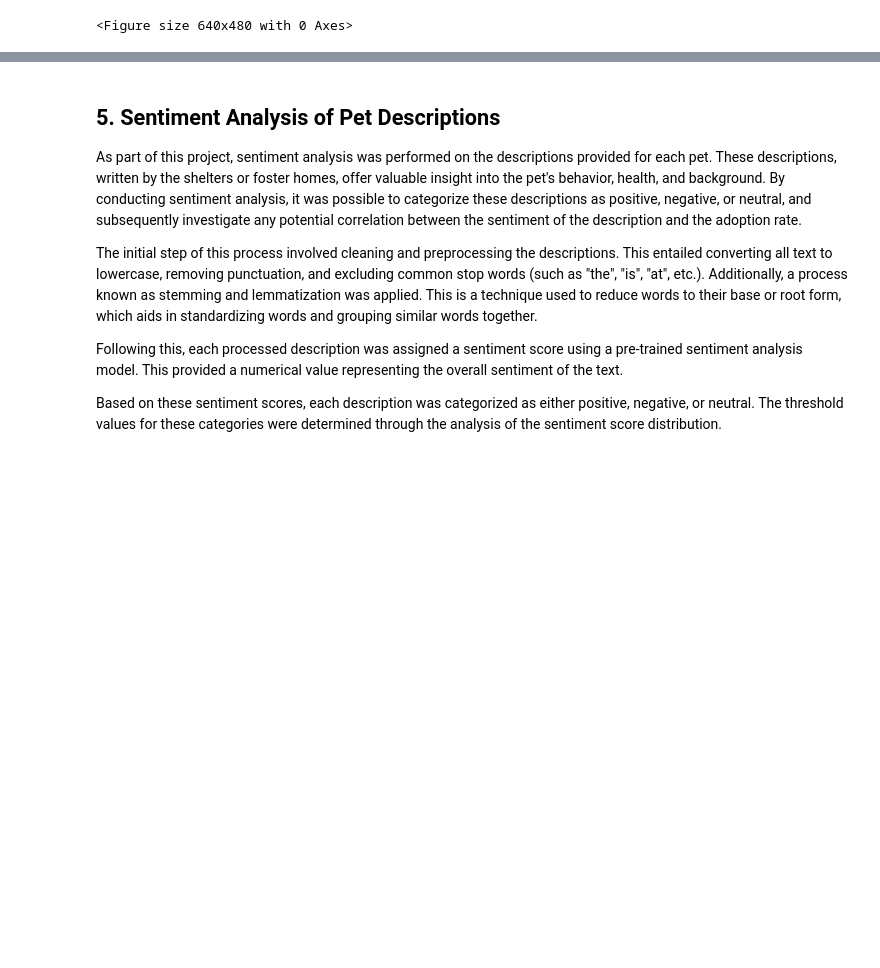
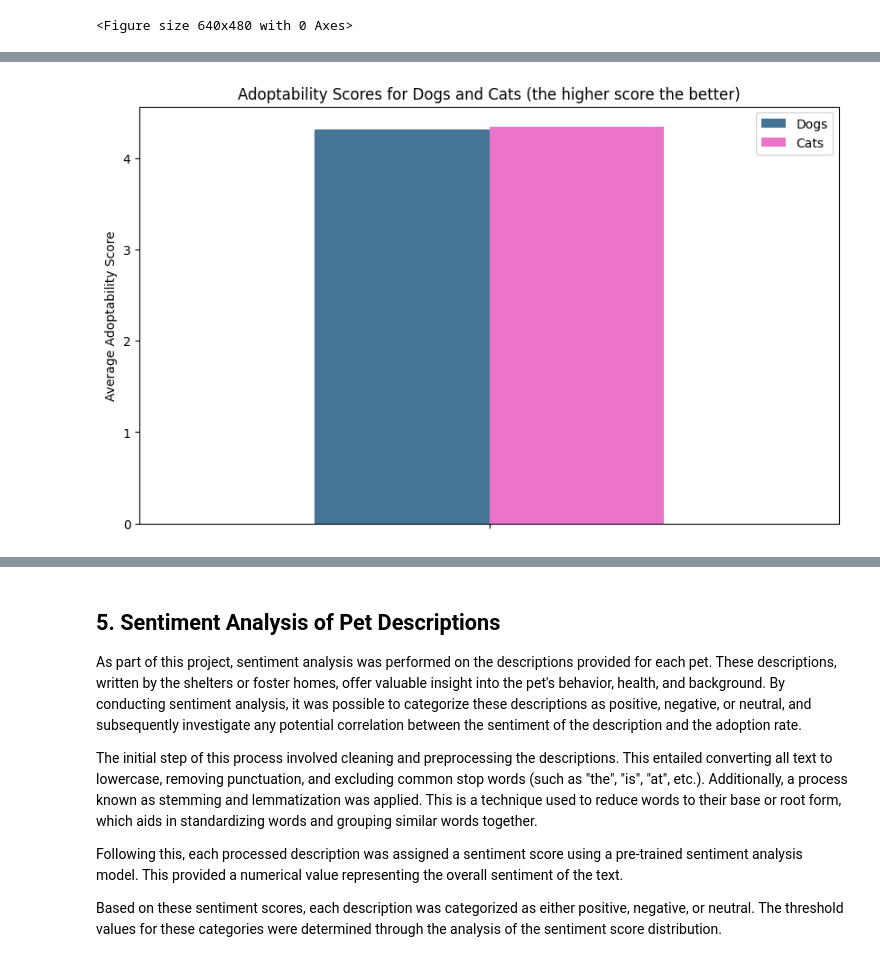
Before and after one commit to violeta-kastreva/pet-adoption-rates-research, a Jupyter notebook: pets-research.ipynb, the cells around one changed output, grey strips where cells are left out. Cells and saved outputs as stored; diff of their text form; code cells hidden in the pictures; blank space fills up the shorter version.

```diff
--- a/pets-research.ipynb
+++ b/pets-research.ipynb
@@ -637,0 +640,88 @@ In a nutshell, these observations provide a rich understanding of cat adoption p
+# %%
+df_cats = pd.read_csv("data/cats.csv")
+df_dogs = pd.read_csv("data/dogs.csv")
+
+
+pink_palette = sns.dark_palette("#eb73c9", as_cmap=False, reverse=True)
+
+# Convert 'published_at' to datetime format without timezone
+df_cats['published_at'] = df_cats['published_at'].apply(lambda x: parse(x).replace(tzinfo=None))
+df_dogs['published_at'] = df_dogs['published_at'].apply(lambda x: parse(x).replace(tzinfo=None))
+
+df_cats['days_listed'] = (pd.Timestamp.now() - df_cats['published_at']).dt.days
+df_dogs['days_listed'] = (pd.Timestamp.now() - df_dogs['published_at']).dt.days
+
+df_cats['adoptability_score'] = 1 / df_cats['days_listed'] * 100
+df_dogs['adoptability_score'] = 1 / df_dogs['days_listed'] * 100
+
+average_scores = {
+    'Dogs': df_dogs['adoptability_score'].mean(),
+    'Cats': df_cats['adoptability_score'].mean()
+}
+
+combined_df = pd.DataFrame([average_scores], index=[''])
+
+# Plot the data
+combined_df.plot(kind='bar', color=['#447496', '#eb73c9'], figsize=(10, 6))
+plt.title('Adoptability Scores for Dogs and Cats (the higher score the better)')
+plt.ylabel('Average Adoptability Score')
+plt.xticks(rotation=0)
+plt.show()
+
+# Get mean adoptability scores by age for cats and dogs
+cat_age_means = df_cats.groupby('age')['adoptability_score'].mean()
+dog_age_means = df_dogs.groupby('age')['adoptability_score'].mean()
+
+# Order
+order_age = ['Baby', 'Young', 'Adult', 'Senior']
+
+# Reindex to ensure the desired order
+cat_age_means = cat_age_means.reindex(order_age)
+dog_age_means = dog_age_means.reindex(order_age)
+
+# Combine the two series into a DataFrame
+combined_age_adoptability_df = pd.DataFrame({
+    'Dogs': dog_age_means,
+    'Cats': cat_age_means
+})
+# Adoptability Score Analysis based on Size
+
+# Calculate mean adoptability score for each size group
+df_cats_size_adoptability = df_cats.groupby('size')['adoptability_score'].mean().reindex(['small', 'medium', 'large', 'extra large'])
+df_dogs_size_adoptability = df_dogs.groupby('size')['adoptability_score'].mean().reindex(['small', 'medium', 'large', 'extra large'])
+
+combined_size_adoptability_df = pd.DataFrame({
+    'Dogs': df_dogs_size_adoptability,
+    'Cats': df_cats_size_adoptability
+})
+
+combined_age_adoptability_df.plot(kind='bar', color=['#447496', '#eb73c9'], figsize=(10, 6))
+plt.title('Adoptability Scores by Age for Dogs and Cats')
+plt.ylabel('Average Adoptability Score')
+plt.xticks(rotation=0)
+plt.show()
+
+# Get mean adoptability scores by size for cats and dogs
+cat_size_means = df_cats.groupby('size')['adoptability_score'].mean()
+dog_size_means = df_dogs.groupby('size')['adoptability_score'].mean()
+
+# Order
+order_size = ['Small', 'Medium', 'Large', 'Extra Large']
+
+# Reindex to ensure the desired order
+cat_size_means = cat_size_means.reindex(order_size)
+dog_size_means = dog_size_means.reindex(order_size)
+
+# Combine the two series into a DataFrame
+combined_size_adoptability_df = pd.DataFrame({
+    'Dogs': dog_size_means,
+    'Cats': cat_size_means
+})
+
+combined_size_adoptability_df.plot(kind='bar', color=['#447496', '#eb73c9'], figsize=(10, 6))
+plt.title('Adoptability Scores by Size for Dogs and Cats')
+plt.ylabel('Average Adoptability Score')
+plt.xticks(rotation=0)
+plt.show()
+# %% [output]
+[figure, added]
```
Also changed, not shown: parts of 11 cells of this notebook.
